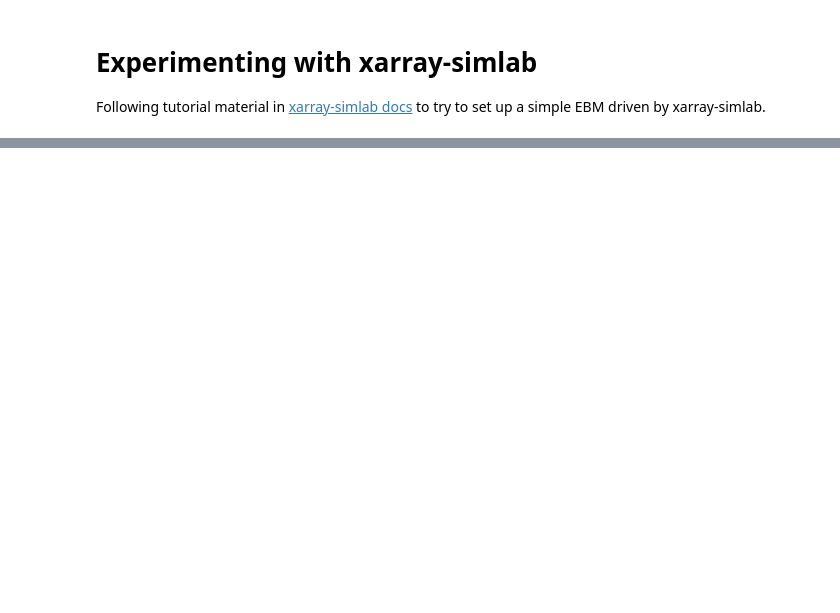
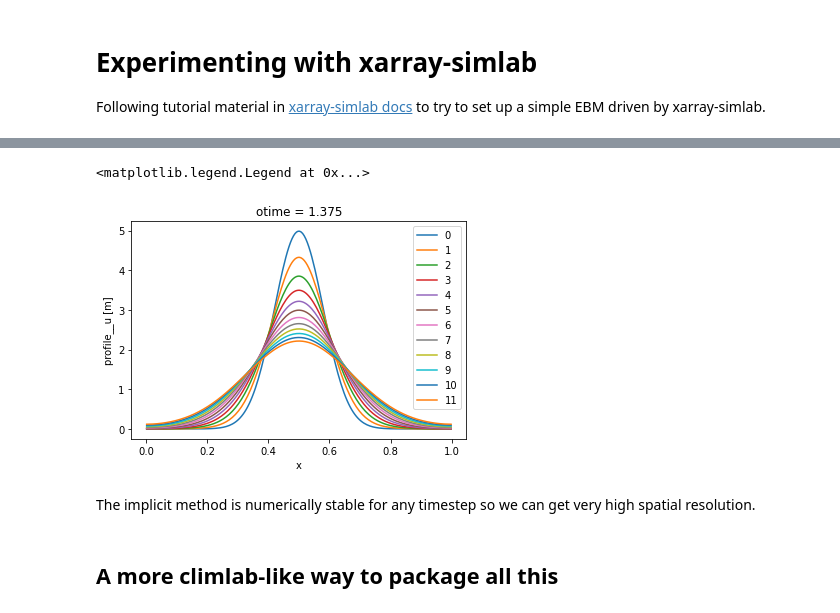
Before and after one commit to brian-rose/future-climlab, a Jupyter notebook: climlab-simlab.ipynb, the cells around one changed output, grey strips where cells are left out. Saved outputs shown, nothing was run; the diff lists cells and outputs as text; code cells hidden in the pictures; blank space fills up the shorter version.

```diff
--- a/climlab-simlab.ipynb
+++ b/climlab-simlab.ipynb
@@ -170,0 +326,44 @@ out_ds.profile__u.plot(col='otime', figsize=(9, 3));
+# %%
+implicitdiff_model = xs.Model(
+    {
+        "grid": UniformGrid1D,
+        "profile": ProfileU,
+        "init": InitUGauss,
+        "diffusion": DiffusionImplicit,
+    }
+)
+# %%
+num_steps = 11
+deltat = 0.125
+
+in_ds = xs.create_setup(
+            model=implicitdiff_model,
+            clocks={
+               'time': np.linspace(0., num_steps*deltat, num_steps+1),
+               'otime': np.linspace(0., num_steps*deltat, num_steps+1)
+                   },
+            master_clock='time',
+            input_vars={
+                'grid': {'length': 1.0, 'spacing': 0.05/10},
+                'init': {'loc': 0.5, 'std': 0.08},
+                'diffusion__K': 0.01,
+                       },
+            output_vars={
+               'profile__u': 'otime',
+               'diffusion__flux': 'otime',
+                        }
+            )
+
+out_ds = in_ds.xsimlab.run(model=implicitdiff_model)
+
+fig, ax = plt.subplots()
+for i,otime in enumerate(out_ds.otime):
+    out_ds.profile__u.sel(otime=otime).plot(ax=ax, label=i)
+ax.legend()
+# %% [output]
+<matplotlib.legend.Legend at 0x...>
+[figure, added]
+# %% [markdown]
+The implicit method is numerically stable for any timestep so we can get very high spatial resolution.
+# %% [markdown]
+## A more climlab-like way to package all this
```
Also changed, not shown: parts of 25 cells of this notebook, 1 other file.
